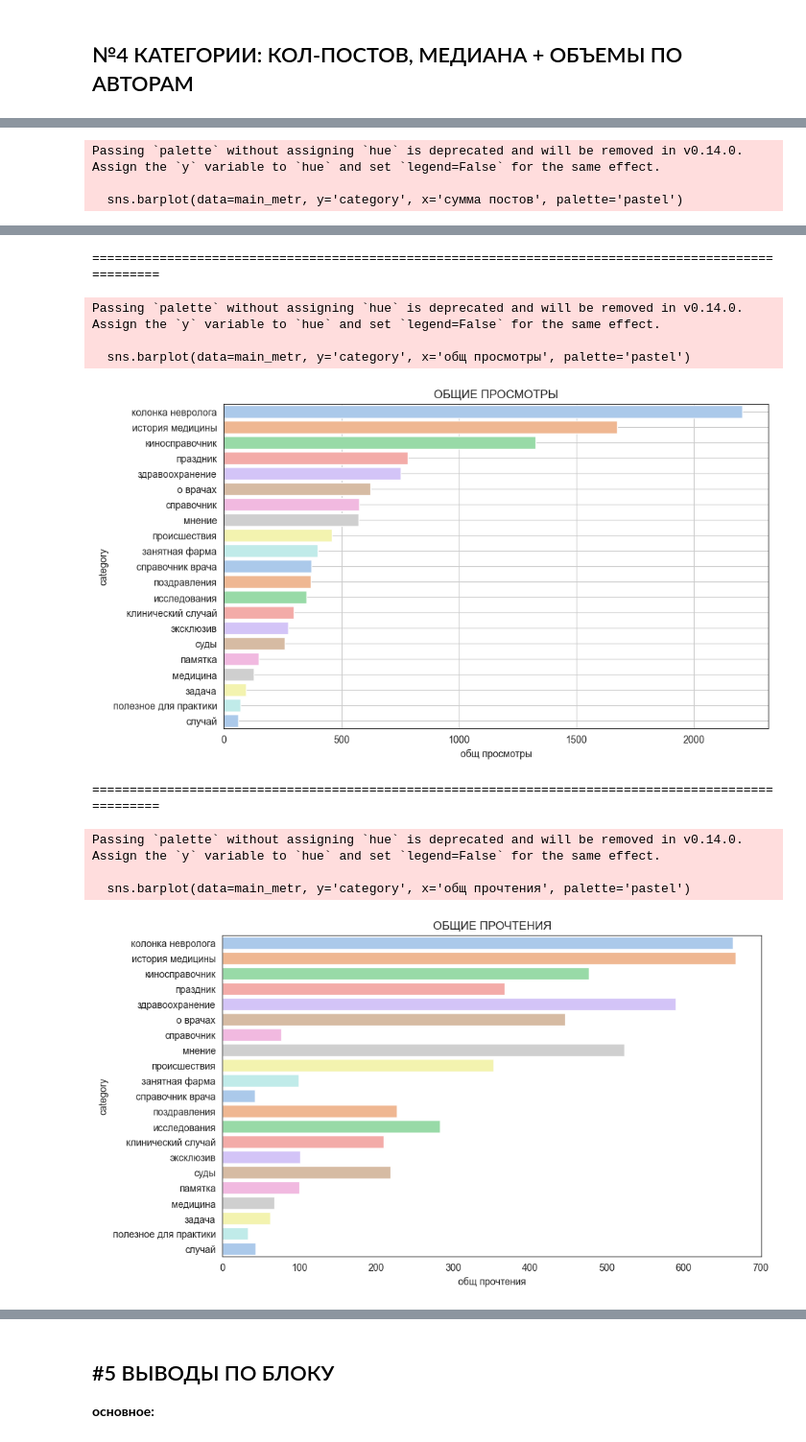
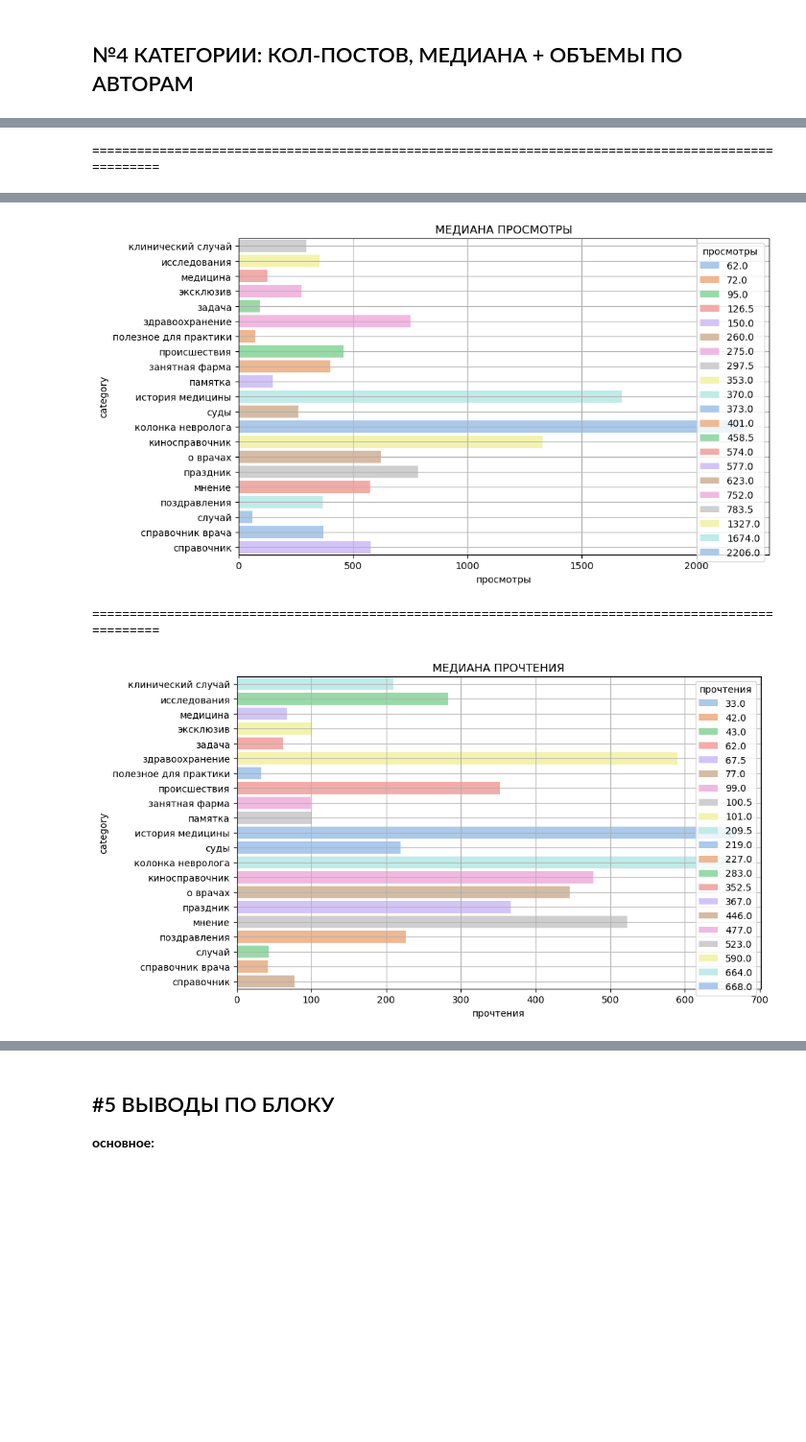
Before and after one commit to AntonNevolin/EDA, a Jupyter notebook: week_anal.ipynb, the cells around one changed output, grey strips where cells are left out. Shown at 96% size. Cells and saved outputs as stored; diff of their text form; code cells hidden in the pictures; blank space fills up the shorter version.

```diff
--- a/week_anal.ipynb
+++ b/week_anal.ipynb
@@ -7,7 +7,7 @@ import seaborn as sns
 import matplotlib.pyplot as plt
 
 # загрузка датасета из каталога
-df = pd.read_csv('/Users/antonnevolin/Desktop/stata/full_df/full_df.csv')
+df = pd.read_csv(r'/home/anton/Рабочий стол/stata/full_df/full_df.csv')
 
 
 pd.set_option("display.width", 120)
@@ -131,13 +131,15 @@ Index(['day_part', 'specials', 'type_news', 'client', 'title', 'type_title', 'su
 def main_metrics(df):
     # словаь русских метрик
     metrics_ru = {
-        'impression_total': 'общ показы',
-        'views_total': 'общ просмотры',
-        'read_total': 'общ прочтения',
-        'share_total': 'общ поделились',
-        'transition_total': 'общ переходы',
+        'impression_total': 'показы',
+        'views_total': 'просмотры',
+        'read_total': 'прочтения',
+        'share_total': 'поделились',
+        'transition_total': 'переходы',
         'title': 'сумма постов',
-        'category': 'категория постов'
+        'category': 'категория постов',
+        'count_symb': 'кол-во символов',
+        'editor': 'авторы'
     }
 
 
@@ -149,7 +151,7 @@ def main_metrics(df):
         'read_total': 'median',
         'share_total': 'median',
         'transition_total': 'median'
-    }).sort_values(by='views_total', ascending=False)
+    }).sort_values(by='title', ascending=False)
 
     # добавление перевода метрик на русский
     median_count = median_count.rename(columns=metrics_ru)
@@ -158,26 +160,29 @@ def main_metrics(df):
 
 main_metr = main_metrics(date_df)
 
-print(f'Агрегация по медиане для исключения влиния объема контента и аномалий (сортировка по убыванию по общ просмотрам): \n{main_metr}')
+print(f'Агрегация по медиане для исключения влиния объема контента и аномалий: \n{main_metr}')
 
 # построение столбчатого графика сумм постов по категориям
 plt.figure(figsize=(10, 6))
-sns.barplot(data=main_metr, y='category', x='сумма постов', palette='pastel')
+sns.barplot(data=main_metr, y='category', x='сумма постов', palette='pastel',
+            hue='сумма постов')
 plt.title('СУММА ПОСТОВ')
 plt.grid()
 plt.show()
 print('=' * 100)
 # построение столбчатого графика сумм просмотров по категориям
 plt.figure(figsize=(10, 6))
-sns.barplot(data=main_metr, y='category', x='общ просмотры', palette='pastel')
-plt.title('ОБЩИЕ ПРОСМОТРЫ')
+sns.barplot(data=main_metr, y='category', x='просмотры', palette='pastel',
+            hue='просмотры')
+plt.title('МЕДИАНА ПРОСМОТРЫ')
 plt.grid()
 plt.show()
 print('=' * 100)
 # построение столбчатого графика сумм прочтений по категориям
 plt.figure(figsize=(10, 6))
-sns.barplot(data=main_metr, y='category', x='общ прочтения', palette='pastel')
-plt.title('ОБЩИЕ ПРОЧТЕНИЯ')
-plt.grid
+sns.barplot(data=main_metr, y='category', x='прочтения', palette='pastel',
+            hue='прочтения')
+plt.title('МЕДИАНА ПРОЧТЕНИЯ')
+plt.grid()
 plt.show()
 # %% [output]
@@ -201,3 +207 @@ category
-Passing `palette` without assigning `hue` is deprecated and will be removed in v0.14.0. Assign the `y` variable to `hue` and set `legend=False` for the same effect.
-
-  sns.barplot(data=main_metr, y='category', x='сумма постов', palette='pastel')
+====================================================================================================
@@ -205,13 +208,6 @@ Passing `palette` without assigning `hue` is deprecated and will be removed in v
+[figure, new version]
 ====================================================================================================
-Passing `palette` without assigning `hue` is deprecated and will be removed in v0.14.0. Assign the `y` variable to `hue` and set `legend=False` for the same effect.
-
-  sns.barplot(data=main_metr, y='category', x='общ просмотры', palette='pastel')
-[figure, old version]
-====================================================================================================
-Passing `palette` without assigning `hue` is deprecated and will be removed in v0.14.0. Assign the `y` variable to `hue` and set `legend=False` for the same effect.
-
-  sns.barplot(data=main_metr, y='category', x='общ прочтения', palette='pastel')
-[figure, old version]
+[figure, new version]
 # %%
 # функция для выводов объема по авторам + график
 def editors(df):
```
Also changed, not shown: parts of 5 cells of this notebook.
